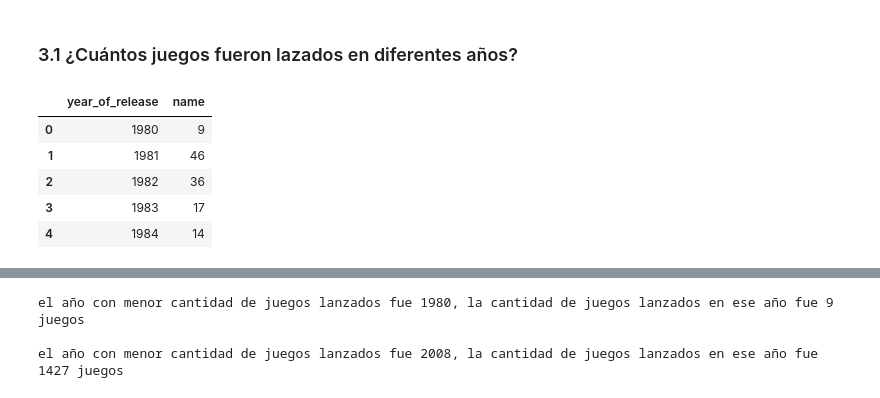
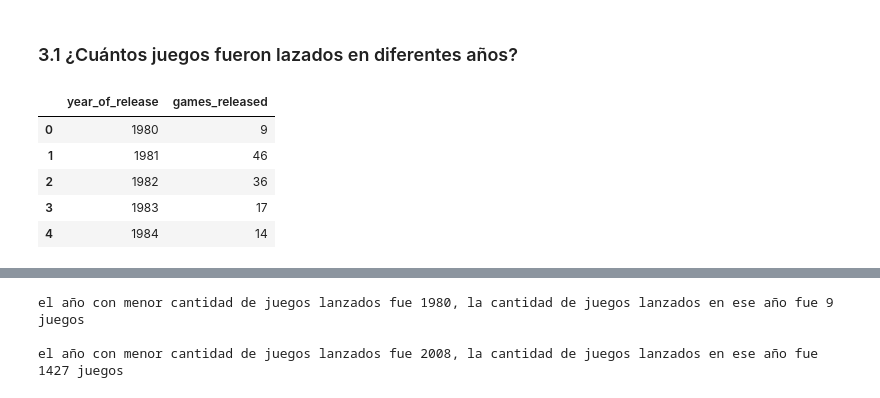
Before and after one commit to OmiHdz/project_s6, a Jupyter notebook: project_s6.ipynb, the cells around one changed output, grey strips where cells are left out. Saved outputs shown, nothing was run; the diff lists cells and outputs as text; code cells hidden in the pictures.

```diff
--- a/project_s6.ipynb
+++ b/project_s6.ipynb
@@ -318,9 +318,13 @@ df.head()
 # %%
 game_years_df= df.groupby('year_of_release')['name'].count().reset_index()
 game_years_serie= df.groupby('year_of_release')['name'].count()
+
+
+game_years_df.drop(game_years_df.loc[game_years_df['year_of_release']==2999].index)
+game_years_df.rename(columns={'name':'games_released'},inplace=True)
 game_years_df.head()
 # %% [output]
-|  | year_of_release | name |
+|  | year_of_release | games_released |
 | 0 | 1980 | 9 |
 | 1 | 1981 | 46 |
 | 2 | 1982 | 36 |
```
Also changed, not shown: parts of 24 cells of this notebook.
